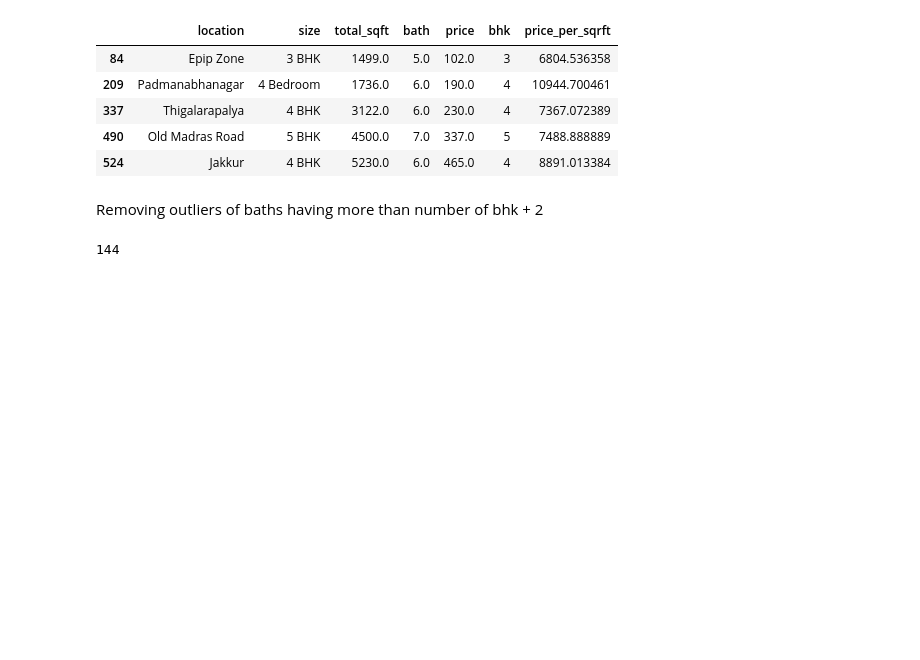
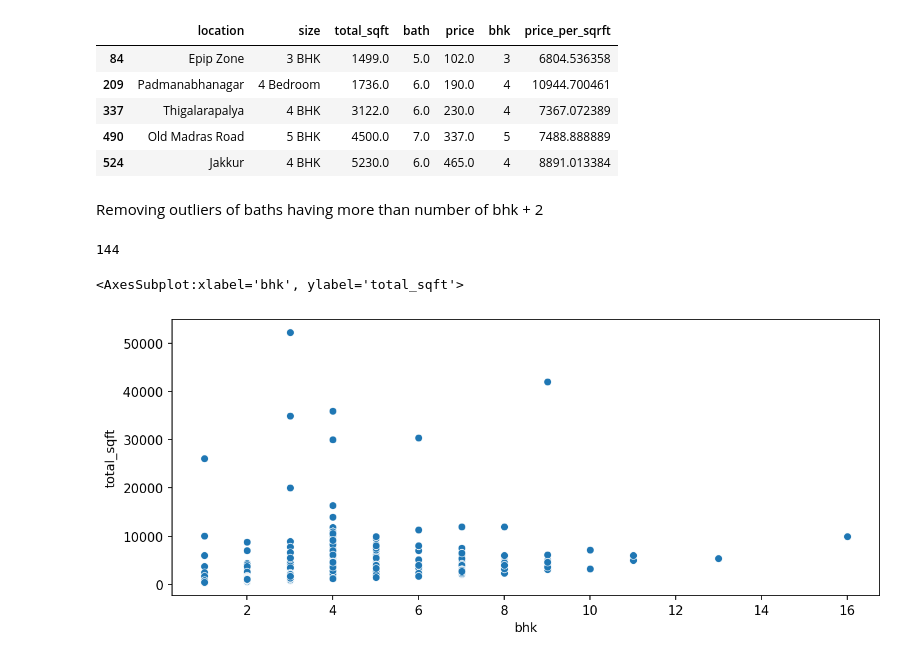
Before and after one commit to allan-mathews/Kaggle-Projects, a Jupyter notebook: bengaluru_house_pricing.ipynb, the cells around one changed output. Drawn from its saved outputs; the diff is of its cells as text; code cells hidden in the pictures; blank space fills up the shorter version.

```diff
--- a/bengaluru_house_pricing.ipynb
+++ b/bengaluru_house_pricing.ipynb
@@ -226,3 +225,9 @@ len(df4[df4.bath==df4.bhk+2])
 144
 # %%
 df5=df4[~(df4.bath==df4.bhk+2)]
+# %%
+plt.figure(figsize=(10,4),dpi=150)
+sns.scatterplot(data=df5,x='bhk',y='total_sqft')
+# %% [output]
+<AxesSubplot:xlabel='bhk', ylabel='total_sqft'>
+[figure, added]
```
Also changed, not shown: parts of 2 cells of this notebook.
